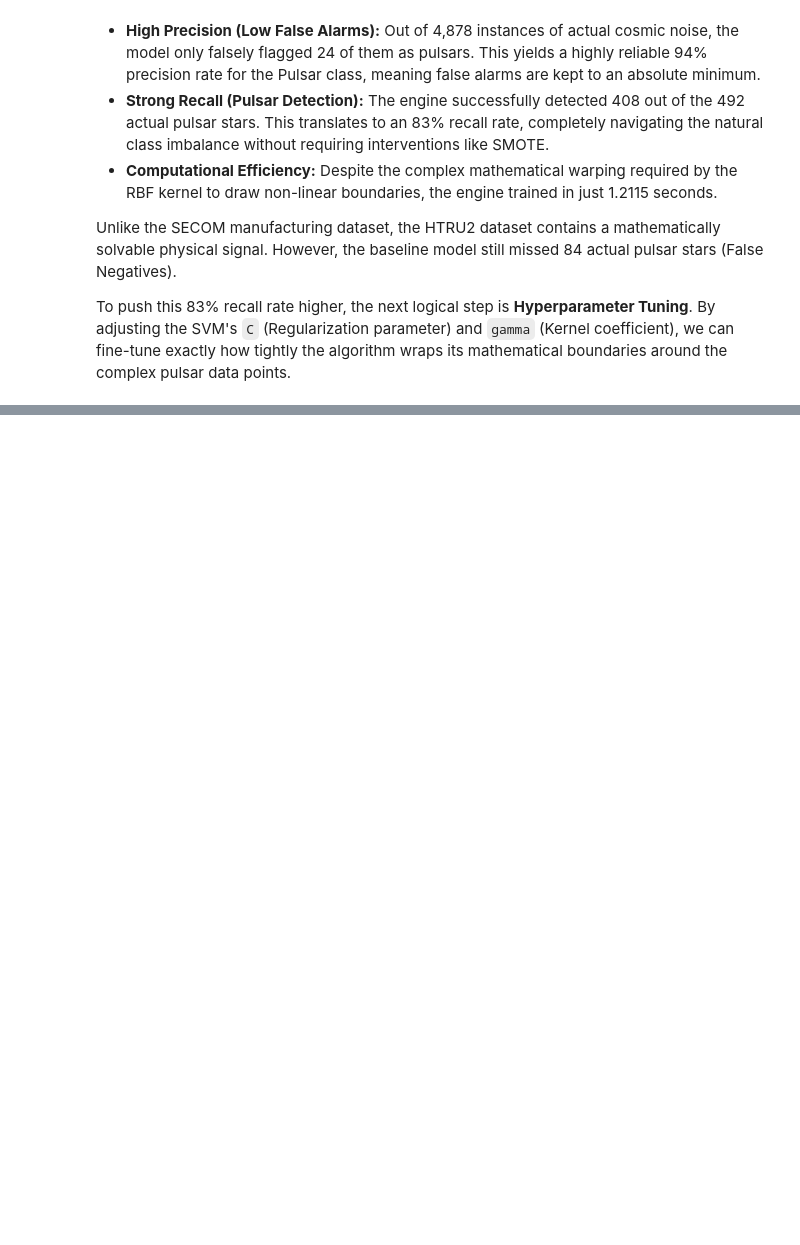
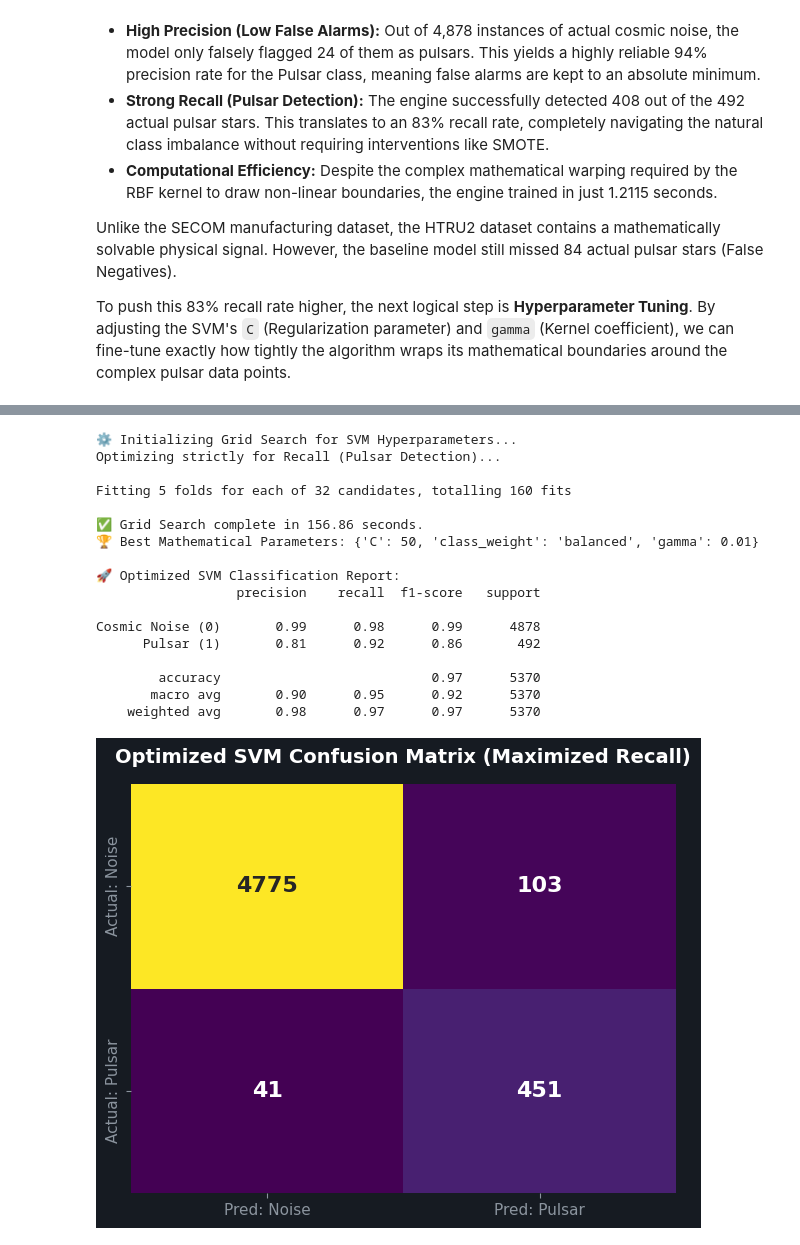
Before and after one commit to sultanjacob/Applied-Machine-Learning, a Jupyter notebook: Phase 13: Support Vector Machines (SVM)/13_support_vector_machines_SVM.ipynb, the cells around one changed output, grey strips where cells are left out. Saved outputs shown, nothing was run; the diff lists cells and outputs as text; code cells hidden in the pictures; blank space fills up the shorter version.

Commit message:
Hyperparameter Optimization

```diff
--- a/Phase 13: Support Vector Machines (SVM)/13_support_vector_machines_SVM.ipynb
+++ b/Phase 13: Support Vector Machines (SVM)/13_support_vector_machines_SVM.ipynb
@@ -412,0 +423,77 @@ To push this 83% recall rate higher, the next logical step is **Hyperparameter T
+# %%
+from sklearn.model_selection import GridSearchCV
+
+print("⚙️ Initializing Grid Search for SVM Hyperparameters...")
+print("Optimizing strictly for Recall (Pulsar Detection)...\n")
+
+# 1. Define the Hyperparameter Grid
+param_grid = {
+    'C': [0.1, 1, 10, 50],
+    'gamma': ['scale', 0.1, 0.01, 0.001],
+    'class_weight': ['balanced', None] # Test if forcing algorithmic balance helps
+}
+
+# 2. Configure the Grid Search Engine
+# cv=5 means 5-fold cross-validation to ensure stability
+# scoring='recall' forces the engine to prioritize catching actual pulsars
+grid_search = GridSearchCV(
+    SVC(kernel='rbf', random_state=42),
+    param_grid,
+    cv=5,
+    scoring='recall',
+    n_jobs=-1, # Use all available CPU cores for speed
+    verbose=1
+)
+
+# 3. Execute the Search on Training Data
+start_time = time.time()
+grid_search.fit(X_train_scaled, y_train)
+tuning_time = time.time() - start_time
+
+print(f"\n✅ Grid Search complete in {tuning_time:.2f} seconds.")
+print(f"🏆 Best Mathematical Parameters: {grid_search.best_params_}")
+
+# 4. Extract the Optimized Engine
+svm_optimized = grid_search.best_estimator_
+
+# 5. Generate Predictions with the Optimized Engine
+y_pred_optimized = svm_optimized.predict(X_test_scaled)
+
+# 6. Evaluate New Performance
+print("\n🚀 Optimized SVM Classification Report:")
+print(classification_report(y_test, y_pred_optimized, target_names=["Cosmic Noise (0)", "Pulsar (1)"]))
+
+# 7. Visualize the Optimized Confusion Matrix
+cm_optimized = confusion_matrix(y_test, y_pred_optimized)
+
+fig, ax = plt.subplots(figsize=(6, 5), facecolor='#161b22')
+ax.set_facecolor('#161b22')
+
+sns.heatmap(cm_optimized, annot=True, fmt='d', cmap='viridis', cbar=False,
+            xticklabels=["Pred: Noise", "Pred: Pulsar"],
+            yticklabels=["Actual: Noise", "Actual: Pulsar"],
+            annot_kws={"size": 16, "weight": "bold"}, ax=ax)
+
+ax.set_title('Optimized SVM Confusion Matrix (Maximized Recall)', color='white', fontsize=14, fontweight='bold', pad=15)
+ax.tick_params(colors='#8b949e', labelsize=11)
+plt.tight_layout()
+plt.show()
+# %% [output]
+⚙️ Initializing Grid Search for SVM Hyperparameters...
+Optimizing strictly for Recall (Pulsar Detection)...
+
+Fitting 5 folds for each of 32 candidates, totalling 160 fits
+
+✅ Grid Search complete in 156.86 seconds.
+🏆 Best Mathematical Parameters: {'C': 50, 'class_weight': 'balanced', 'gamma': 0.01}
+
+🚀 Optimized SVM Classification Report:
+                  precision    recall  f1-score   support
+
+Cosmic Noise (0)       0.99      0.98      0.99      4878
+      Pulsar (1)       0.81      0.92      0.86       492
+
+        accuracy                           0.97      5370
+       macro avg       0.90      0.95      0.92      5370
+    weighted avg       0.98      0.97      0.97      5370
+[figure, added]
```
Also changed, not shown: parts of 2 cells of this notebook.
